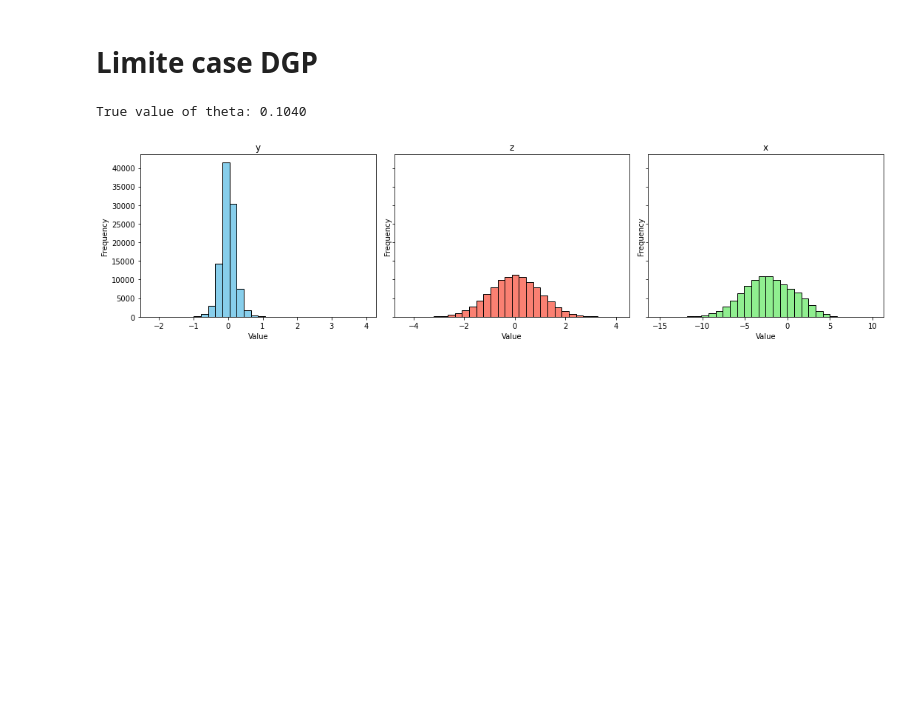
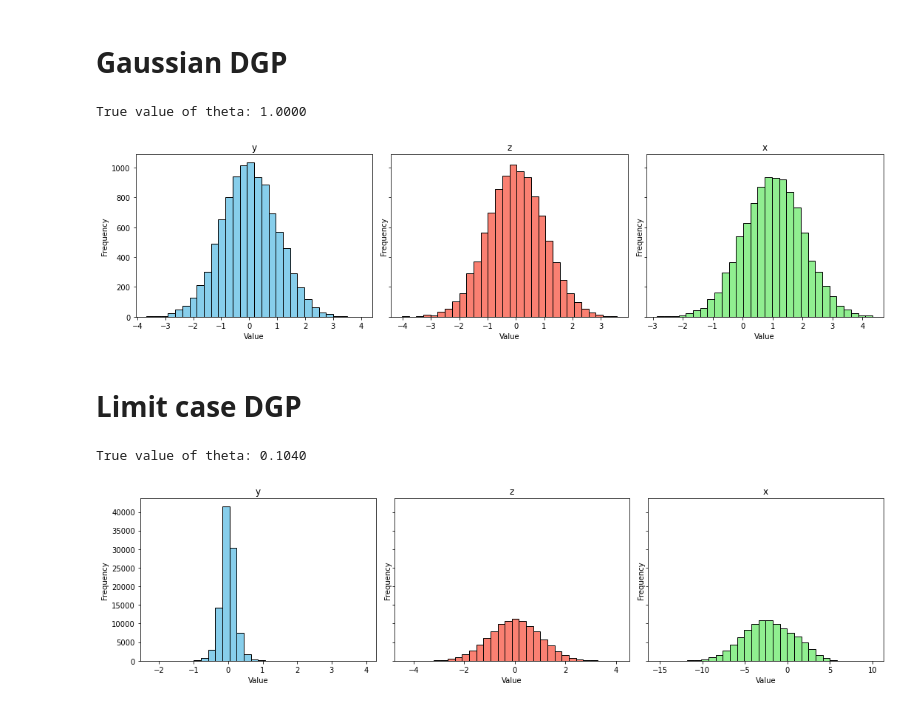
Before and after one commit to jeremylhour/CIC-asymptotics, a Jupyter notebook: notebooks/dgps.ipynb, the cells around one changed output. Saved outputs shown, nothing was run; the diff lists cells and outputs as text; code cells hidden in the pictures; blank space fills up the shorter version.

```diff
--- a/notebooks/dgps.ipynb
+++ b/notebooks/dgps.ipynb
@@ -6,5 +41,39 @@ from cic_asymptotics.dgps import ExponentialDGP, GaussianDGP, LimitCaseDGP
+# %% [markdown]
+# Gaussian DGP
+# %%
+dgp = GaussianDGP(n=10_000)
+
+y, z, x = dgp.generate()
+print(f"True value of theta: {dgp.theta0:.4f}")
+
+
+BINS = 30
+
+# Create subplots
+fig, axs = plt.subplots(1, 3, figsize=(15, 4), sharey=True)
+
+# Plot histograms
+axs[0].hist(y, bins=BINS, color='skyblue', edgecolor='black')
+axs[0].set_title('y')
+
+axs[1].hist(z, bins=BINS, color='salmon', edgecolor='black')
+axs[1].set_title('z')
+
+axs[2].hist(x, bins=BINS, color='lightgreen', edgecolor='black')
+axs[2].set_title('x')
+
+# Common labels
+for ax in axs:
+    ax.set_xlabel('Value')
+    ax.set_ylabel('Frequency')
+
+plt.tight_layout()
+plt.show()
+# %% [output]
+True value of theta: 1.0000
+[figure, added]
 # %% [markdown]
-# Limite case DGP
+# Limit case DGP
 # %%
 dgp = LimitCaseDGP(n=100_000, b1 = 0.1, b2=0.3, d1=0.1, d2=0.1)
 
```
Also changed, not shown: parts of 3 cells of this notebook, 1 other file.
